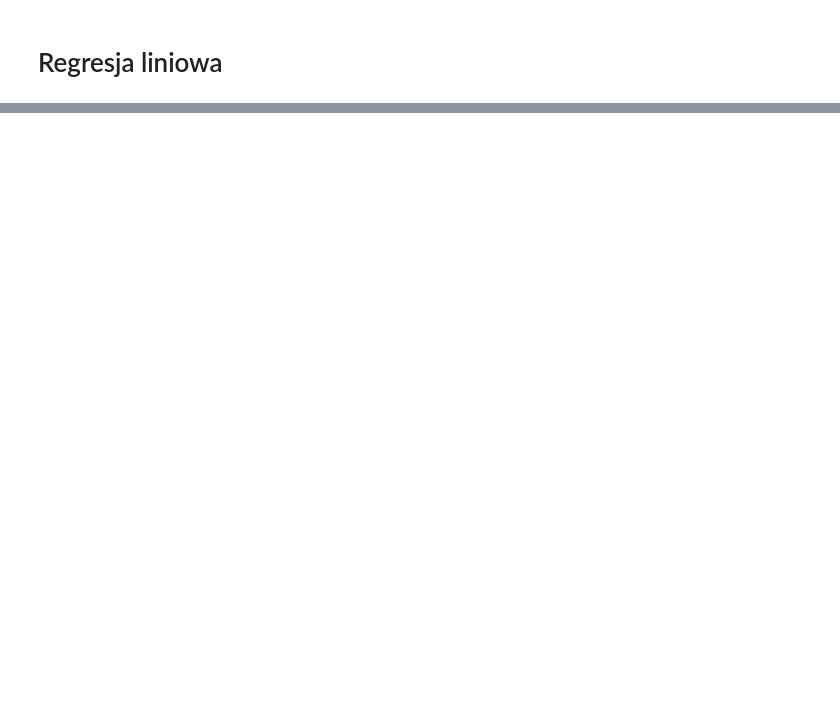
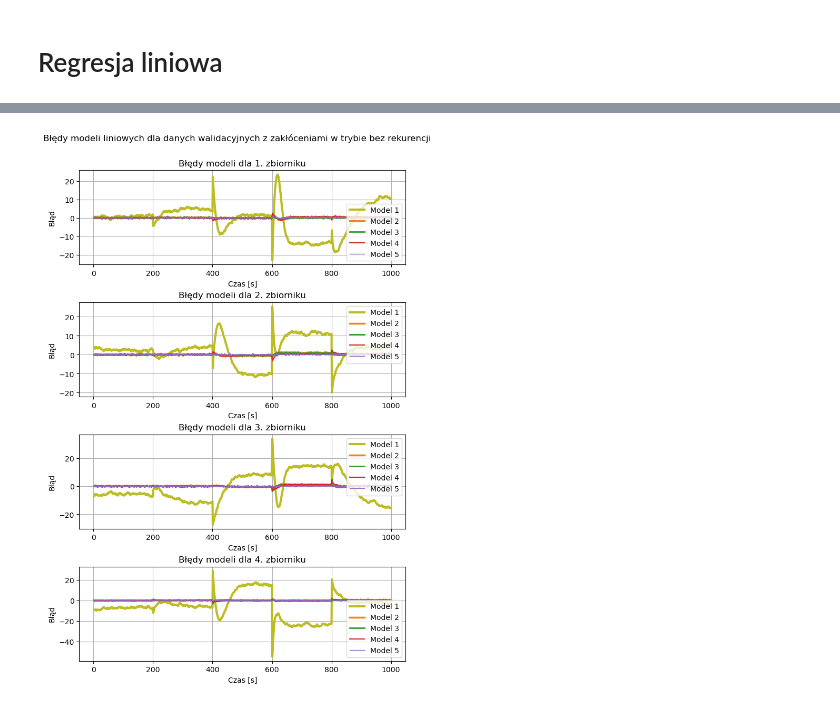
Before and after one commit to zgoreck4/cyberattacks-detection, a Jupyter notebook: model/notebooks/liniear_regression.ipynb, the cells around one changed output, grey strips where cells are left out. Cells and saved outputs as stored; diff of their text form; code cells hidden in the pictures; blank space fills up the shorter version.

```diff
--- a/model/notebooks/liniear_regression.ipynb
+++ b/model/notebooks/liniear_regression.ipynb
@@ -207,0 +356,37 @@ plot_model_result_all_tanks(df_test, model_type, dataset_name, "testowych")
+# %%
+def plot_model_error(df, y_name, pred_mode):
+    plt.grid()
+    e_list = [col for col in df.columns if (y_name in col) & ('e_x' in col)]
+    colors = ['tab:olive', 'tab:orange', 'tab:green', 'tab:red', 'tab:purple', 'tab:cyan', 'tab:gray']
+    color_i=0
+    if pred_mode=='z rekurencją':
+        color_i=1
+    for i, e, c in zip(np.arange(1, len(e_list)+1), e_list, colors[color_i:len(e_list)+color_i]):
+        plt.plot(df[e], label=f'Model {i}', linewidth=(3.5-(i)*0.5), c=c)
+    plt.xlabel('Czas [s]')
+    plt.ylabel('Błąd')
+    plt.title(f"Błędy modeli dla {y_name[1]}. zbiorniku")
+    plt.legend()
+# %%
+def plot_model_error_all_tanks(df, dataset_name, data_name, pred_mode):
+    fig=plt.figure(figsize=(8,11.5))
+    plt.subplot(4, 1, 1)
+    plot_model_error(df, 'x1', pred_mode)
+    plt.subplot(4, 1, 2)
+    plot_model_error(df, 'x2', pred_mode)
+    plt.subplot(4, 1, 3)
+    plot_model_error(df, 'x3', pred_mode)
+    plt.subplot(4, 1, 4)
+    plot_model_error(df, 'x4', pred_mode)
+
+    plt.subplots_adjust(hspace=0.4)
+    fig.subplots_adjust(top=0.92)
+    fig.suptitle(f"Błędy modeli liniowych dla danych {data_name} {dataset_name} w trybie {pred_mode}")
+
+    plt.savefig(f"../img/error_ol_{model_type}_{data_name}_{dataset_name}_v3_{pred_mode}.png", bbox_inches='tight')
+
+    plt.show()
+# %%
+plot_model_error_all_tanks(df_val, dataset_name, "walidacyjnych", pred_mode)
+# %% [output]
+[figure, added]
```
Also changed, not shown: parts of 43 cells of this notebook.
